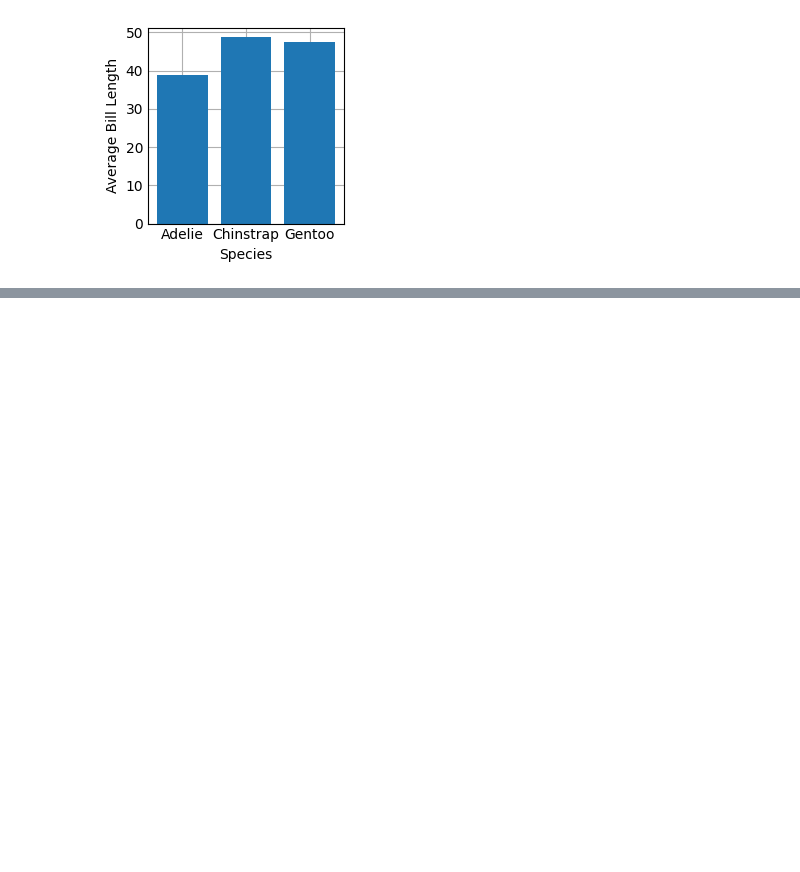
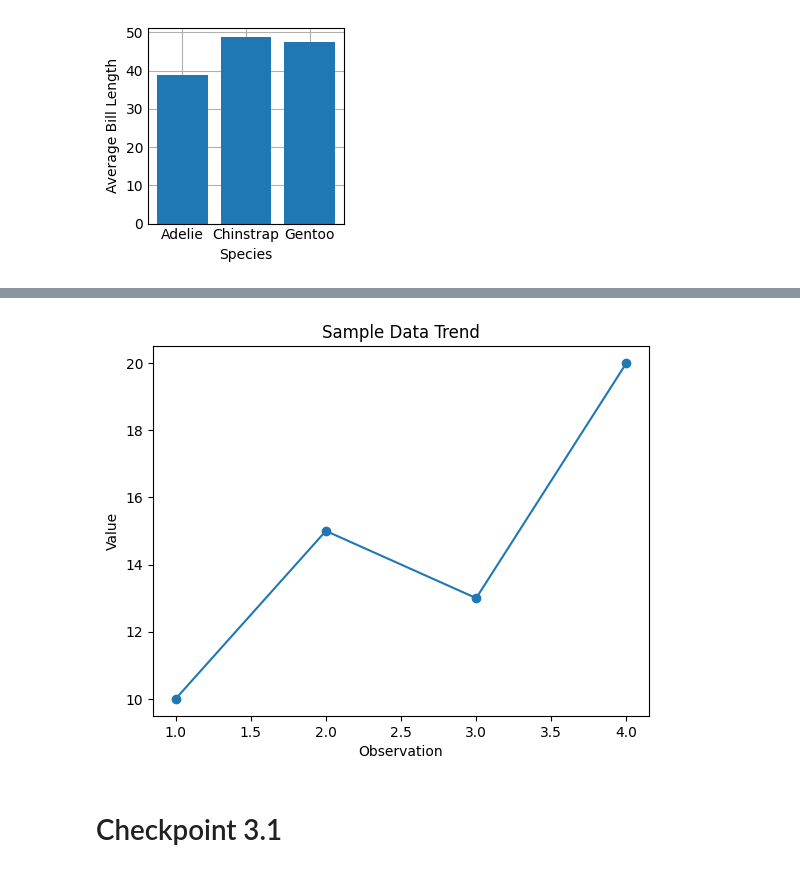
Before and after one commit to finncantcode/SIT719, a Jupyter notebook: SIT719.ipynb, the cells around one changed output, grey strips where cells are left out. Drawn from its saved outputs; the diff is of its cells as text; code cells hidden in the pictures; blank space fills up the shorter version.

```diff
--- a/SIT719.ipynb
+++ b/SIT719.ipynb
@@ -199,0 +260,13 @@ dtype: int64
+# %%
+import matplotlib.pyplot as plt
+x = [1, 2, 3, 4]
+y = [10, 15, 13, 20]
+plt.plot(x, y, marker="o")
+plt.xlabel("Observation")
+plt.ylabel("Value")
+plt.title("Sample Data Trend")
+plt.show()
+# %% [output]
+[figure, added]
+# %% [markdown]
+# Checkpoint 3.1
```
Also changed, not shown: parts of 3 cells of this notebook.
